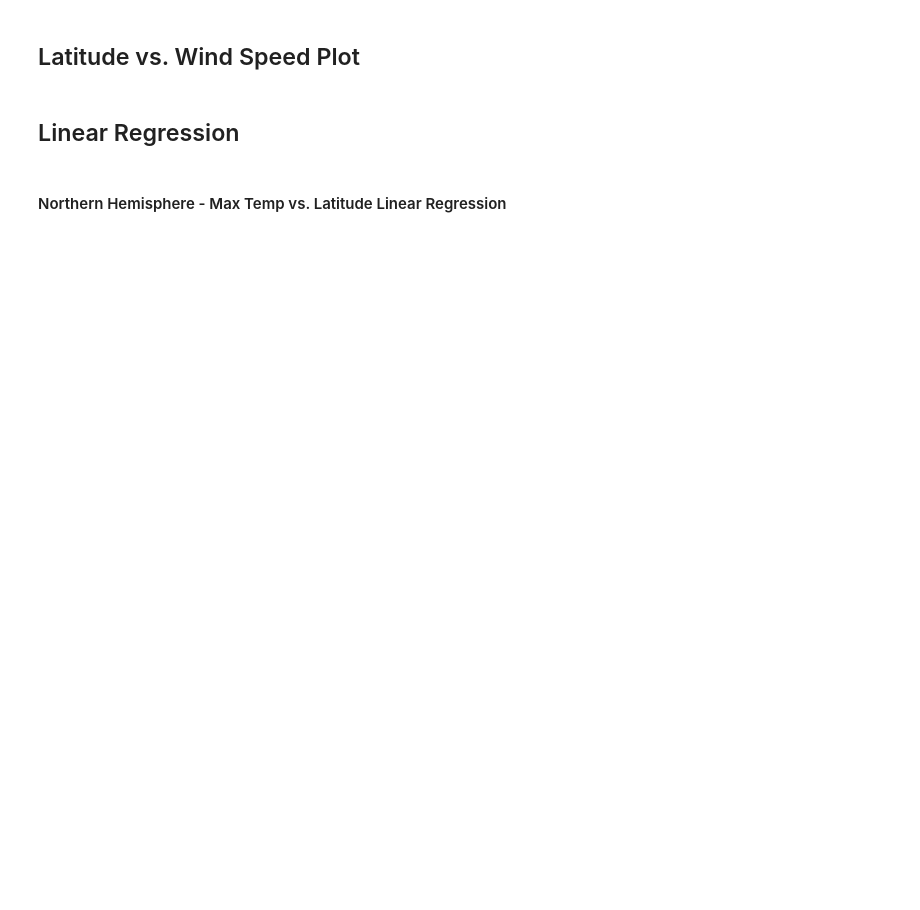
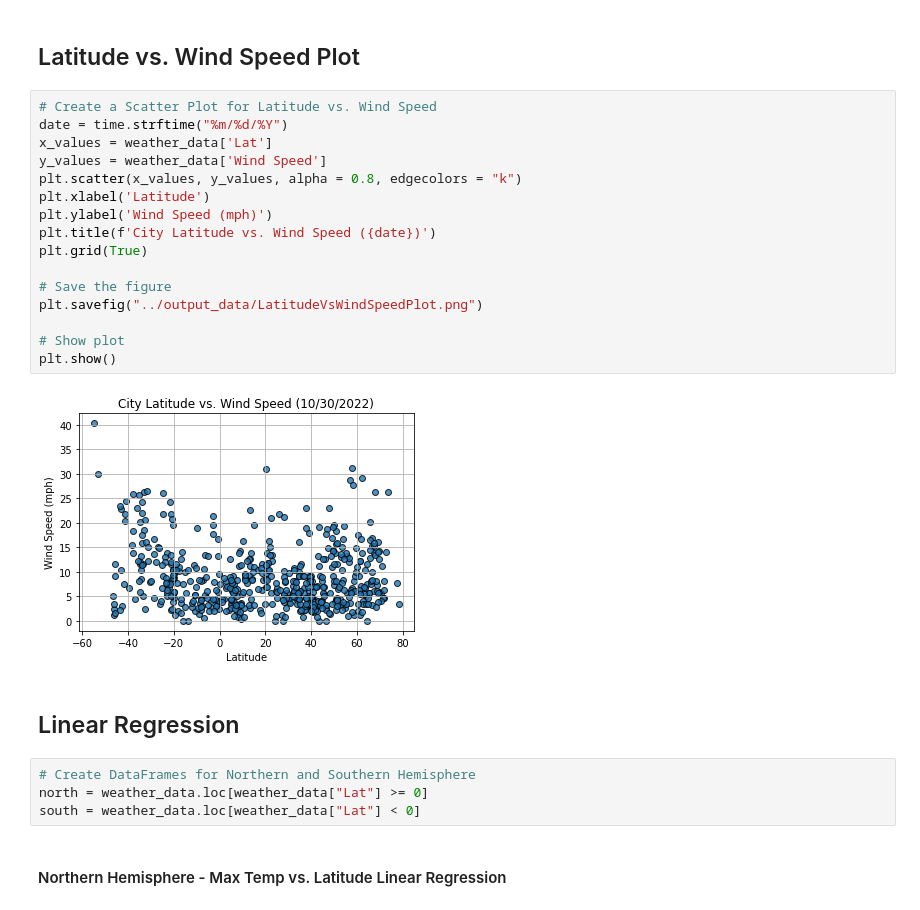
Before and after one commit to JeremyTallant/python-api-challenge, a Jupyter notebook: WeatherPy/WeatherPy.ipynb, the cells around one changed output. Drawn from its saved outputs; the diff is of its cells as text; blank space fills up the shorter version.

```diff
--- a/WeatherPy/WeatherPy.ipynb
+++ b/WeatherPy/WeatherPy.ipynb
@@ -217,6 +252,28 @@ plt.show()
 # %% [markdown]
 ## Latitude vs. Wind Speed Plot
+# %%
+# Create a Scatter Plot for Latitude vs. Wind Speed
+date = time.strftime("%m/%d/%Y")
+x_values = weather_data['Lat']
+y_values = weather_data['Wind Speed']
+plt.scatter(x_values, y_values, alpha = 0.8, edgecolors = "k")
+plt.xlabel('Latitude')
+plt.ylabel('Wind Speed (mph)')
+plt.title(f'City Latitude vs. Wind Speed ({date})')
+plt.grid(True)
+
+# Save the figure
+plt.savefig("../output_data/LatitudeVsWindSpeedPlot.png")
+
+# Show plot
+plt.show()
+# %% [output]
+[figure, added]
 # %% [markdown]
 ## Linear Regression
+# %%
+# Create DataFrames for Northern and Southern Hemisphere
+north = weather_data.loc[weather_data["Lat"] >= 0]
+south = weather_data.loc[weather_data["Lat"] < 0]
 # %% [markdown]
 ####  Northern Hemisphere - Max Temp vs. Latitude Linear Regression
```
Also changed, not shown: parts of 12 cells of this notebook, 12 other files.
